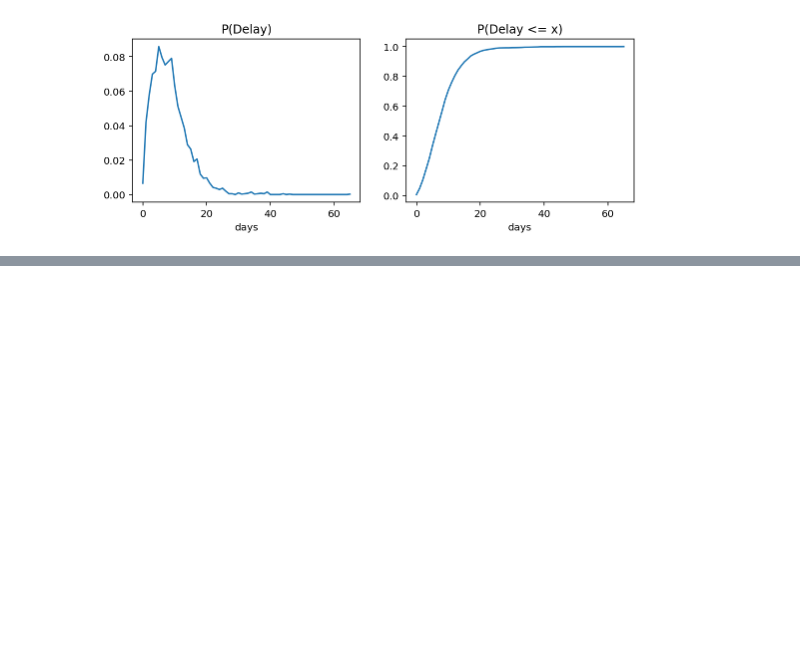
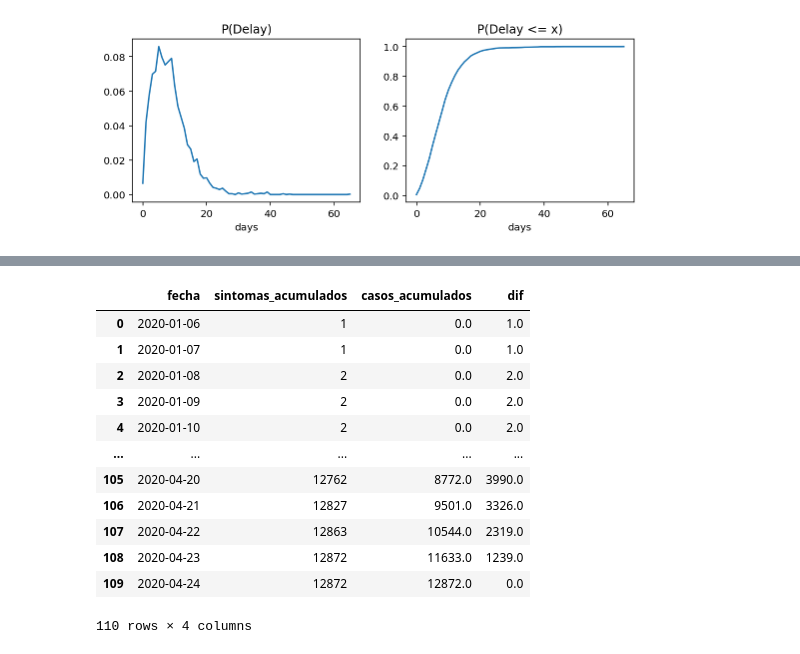
Before and after one commit to coronamex/visualizando, a Jupyter notebook: estados/rt.live.ipynb, the cells around one changed output, grey strips where cells are left out. Saved outputs shown, nothing was run; the diff lists cells and outputs as text; code cells hidden in the pictures; blank space fills up the shorter version.

```diff
--- a/estados/rt.live.ipynb
+++ b/estados/rt.live.ipynb
@@ -300,0 +341,21 @@ NUTS: [serial_interval, theta_raw_steps, theta_raw_init, step_size]
+# %%
+Dat = pd.concat([Dat_sintomas.set_index('fecha'), Dat_confirmacion.set_index('fecha')], axis=1, sort=False).reset_index(col_fill = 'fecha')
+Dat.columns = ['fecha', 'sintomas_acumulados', 'casos_acumulados']
+Dat = Dat.fillna(0)
+Dat['dif'] = Dat.sintomas_acumulados - Dat.casos_acumulados
+Dat.fecha = pd.to_datetime(Dat.fecha)
+Dat
+# %% [output]
+|  | fecha | sintomas_acumulados | casos_acumulados | dif |
+| 0 | 2020-01-06 | 1 | 0.0 | 1.0 |
+| 1 | 2020-01-07 | 1 | 0.0 | 1.0 |
+| 2 | 2020-01-08 | 2 | 0.0 | 2.0 |
+| 3 | 2020-01-09 | 2 | 0.0 | 2.0 |
+| 4 | 2020-01-10 | 2 | 0.0 | 2.0 |
+| ... | ... | ... | ... | ... |
+| 105 | 2020-04-20 | 12762 | 8772.0 | 3990.0 |
+| 106 | 2020-04-21 | 12827 | 9501.0 | 3326.0 |
+| 107 | 2020-04-22 | 12863 | 10544.0 | 2319.0 |
+| 108 | 2020-04-23 | 12872 | 11633.0 | 1239.0 |
+| 109 | 2020-04-24 | 12872 | 12872.0 | 0.0 |
+110 rows × 4 columns
```
Also changed, not shown: parts of 11 cells of this notebook, 1 other file.
